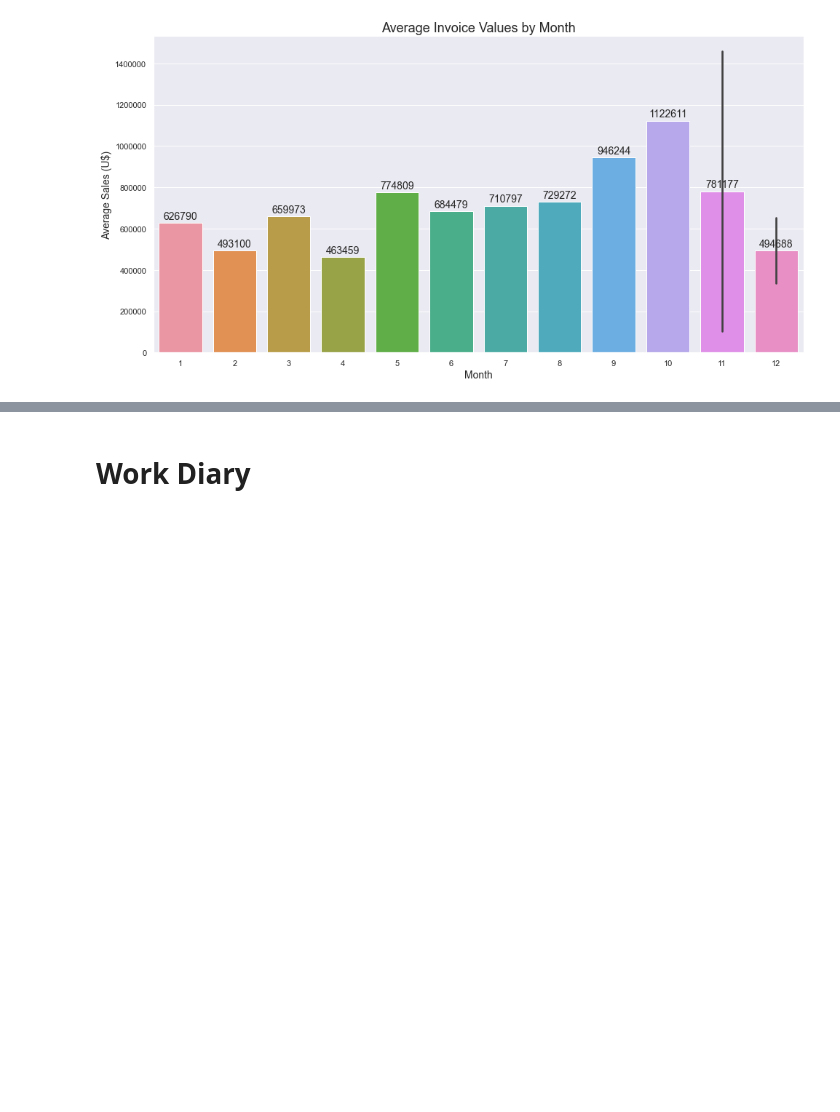
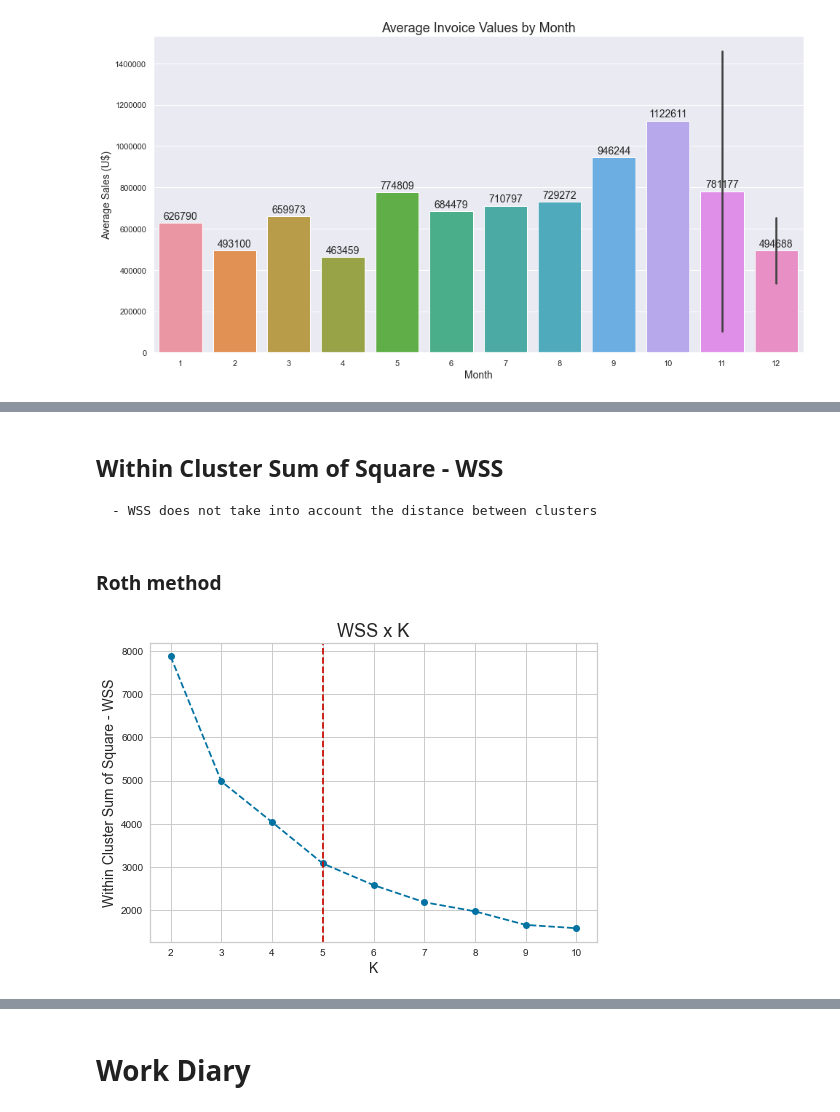
Before and after one commit to felipedmnq/PA05-Insiders-Program, a Jupyter notebook: Notebooks/c1.0-fdv-end-to-end-clustering-W2.ipynb, the cells around one changed output, grey strips where cells are left out. Cells and saved outputs as stored; diff of their text form; code cells hidden in the pictures; blank space fills up the shorter version.

Commit message:
Weekly 02 - Clustering metrics - WSS/Silhouette Score

```diff
--- a/Notebooks/c1.0-fdv-end-to-end-clustering-W2.ipynb
+++ b/Notebooks/c1.0-fdv-end-to-end-clustering-W2.ipynb
@@ -1010,0 +1146,3 @@ df_by_DayOfWeek
+# %%
+df_HP = df_RFM_score.copy()
+df_HP.drop(columns =['CustomerID', 'RFM_score'], inplace = True)
@@ -1010,0 +1158,30 @@ df_by_DayOfWeek
+# %% [markdown]
+## Within Cluster Sum of Square - WSS
+
+    - WSS does not take into account the distance between clusters
+# %% [markdown]
+### Roth method
+# %%
+# Find best K.
+
+clusters = [2, 3, 4, 5, 6, 7, 8, 9, 10]
+wss = []
+
+for k in clusters:
+    # model definition
+    kmeans = c.KMeans(init = 'random', n_clusters = k, n_init = 10, max_iter = 300, random_state = 42)
+
+    # Model Training
+    kmeans.fit(df_HP)
+
+    # Validation
+    wss.append(kmeans.inertia_)
+
+# Plot
+plt.plot(clusters, wss, linestyle = '--', marker = 'o', color = 'b')
+plt.title('WSS x K', fontsize = 18)
+plt.ylabel('Within Cluster Sum of Square - WSS', fontsize = 14)
+plt.xlabel('K', fontsize = 14)
+plt.axvline(5, linestyle = '--', color = 'r');
+# %% [output]
+[figure, added]
```
Also changed, not shown: parts of 45 cells of this notebook.
